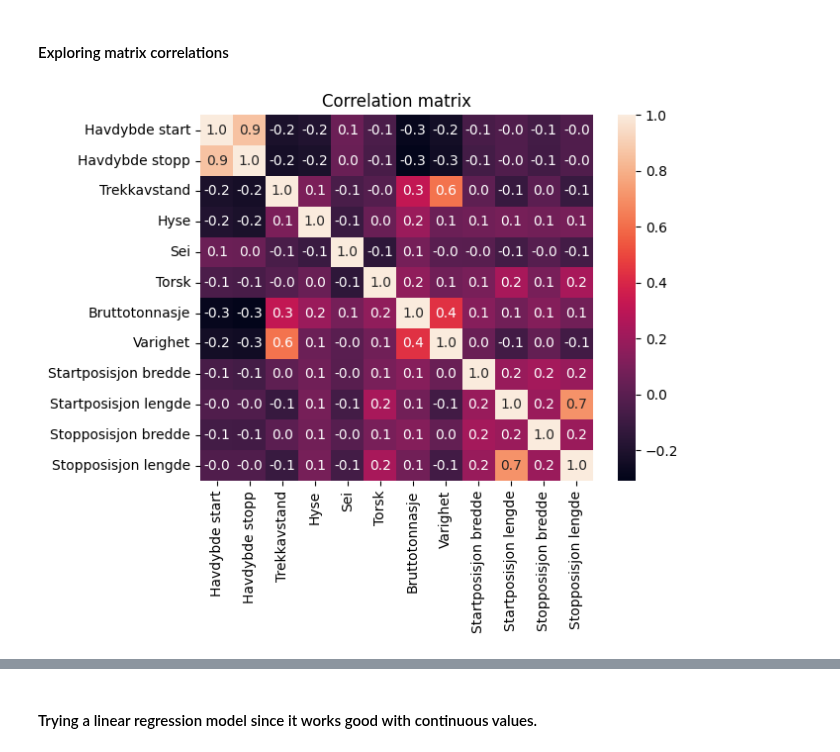
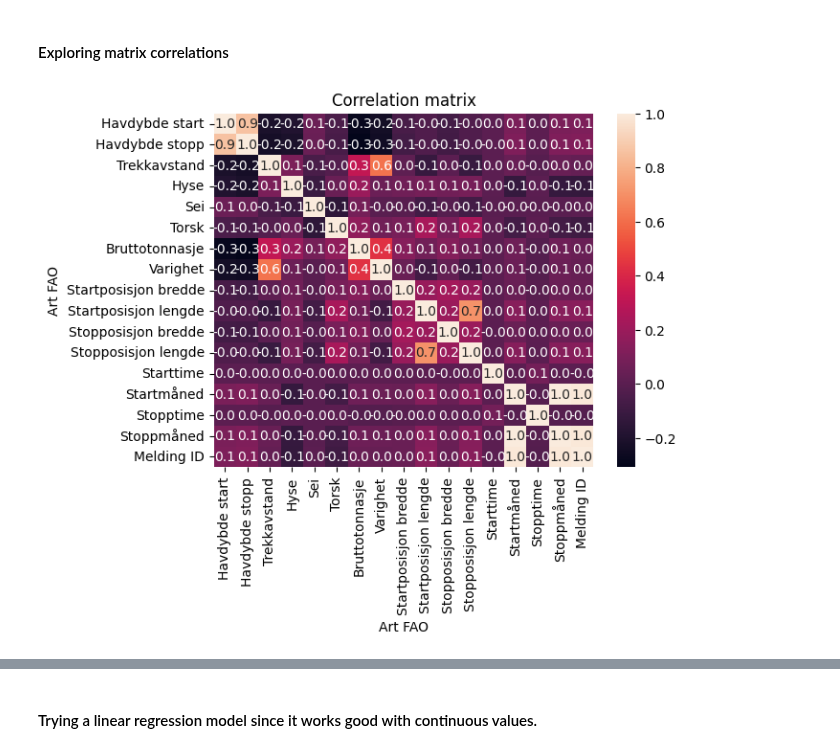
Before and after one commit to Pzorster/INFO284pzor, a Jupyter notebook: project.ipynb, the cells around one changed output, grey strips where cells are left out. Saved outputs shown, nothing was run; the diff lists cells and outputs as text; code cells hidden in the pictures.

```diff
--- a/project.ipynb
+++ b/project.ipynb
@@ -127,11 +124,11 @@ df['Stopposisjon bredde'] = df['Stopposisjon bredde'].str.replace(',', '').astyp
 df['Stopposisjon lengde'] = df['Stopposisjon lengde'].str.replace(',', '').astype(int)
 
 # Date/time could potentially be changed to month/hour?
-# df['Startmåned'] = df['Startdato'].astype(str).str[3:5]
-# df['Starttime'] = df['Startklokkeslett'].astype(str).str[3:5]
-# df['Stoppmåned'] = df['Stoppdato'].astype(str).str[3:5]
-# df['Stopptime'] = df['Stoppklokkeslett'].astype(str).str[3:5]
-# df.drop(columns=['Startdato', "Startklokkeslett", "Stoppdato", "Stoppklokkeslett"], inplace=True)
+df['Startmåned'] = df['Startdato'].astype(str).str[3:5]
+df['Starttime'] = df['Startklokkeslett'].astype(str).str[3:5]
+df['Stoppmåned'] = df['Stoppdato'].astype(str).str[3:5]
+df['Stopptime'] = df['Stoppklokkeslett'].astype(str).str[3:5]
+df.drop(columns=['Startdato', "Startklokkeslett", "Stoppdato", "Stoppklokkeslett"], inplace=True)
 
 # Many of the sea depth notations are positiv, which doesn't make sense.
 # But the amount of them in relation to number of entries means it can't be discounted as an error
@@ -144,8 +141,8 @@ df['Havdybde stopp'] = -df['Havdybde stopp'].abs()
 # Pivoting table
 
 # Pivoting table so rows that are information about the same session are put together
-df = df.pivot_table(index=['Melding ID', 'Startdato', 'Startklokkeslett', 'Startposisjon bredde', 'Startposisjon lengde', 'Havdybde start', 'Stoppdato', 'Stoppklokkeslett', 'Varighet', 'Stopposisjon bredde', 'Stopposisjon lengde', 'Havdybde stopp', 'Trekkavstand', 'Redskap FAO', 'Hovedart FAO','Bruttotonnasje', 'Hovedområde start'], columns='Art FAO', values='Rundvekt', aggfunc='sum').reset_index()
-
+# df = df.pivot_table(index=['Melding ID', 'Startdato', 'Startklokkeslett', 'Startposisjon bredde', 'Startposisjon lengde', 'Havdybde start', 'Stoppdato', 'Stoppklokkeslett', 'Varighet', 'Stopposisjon bredde', 'Stopposisjon lengde', 'Havdybde stopp', 'Trekkavstand', 'Redskap FAO', 'Hovedart FAO','Bruttotonnasje'], columns='Art FAO', values='Rundvekt', aggfunc='sum').reset_index()
+df = df.pivot_table(index=['Melding ID', 'Startmåned', 'Starttime', 'Stoppmåned', 'Stopptime', 'Startposisjon bredde', 'Startposisjon lengde', 'Havdybde start', 'Varighet', 'Stopposisjon bredde', 'Stopposisjon lengde', 'Havdybde stopp', 'Trekkavstand', 'Redskap FAO', 'Hovedart FAO','Bruttotonnasje'], columns='Art FAO', values='Rundvekt', aggfunc='sum').reset_index()
 # This creates a lot of nan values which we fill with 0
 df = df.fillna(0)
 
@@ -154,5 +151,4 @@ df = df.fillna(0)
 df['Hovedfangst'] = df[['Hyse', 'Sei', 'Torsk']].idxmax(axis=1)
 
 print(f"After pre-processing the dataset has {df.shape[1]} columns and {df.shape[0]} rows")
-df.head()
 # %% [output]
@@ -167,16 +155,0 @@ After pre-processing the dataset has 21 columns and 50696 rows
-# %%
-#counting number of rows
-# print("Number of rows: ", df.shape[0])
-#realising that i havent dropped any rows since the number of rows are still the same
-# df.dropna(inplace=True)
-# print("New number of rows: ", df.shape[0])
-#actually gonna drop all rows other than torsk, sei, hyse. Since we are only interested in these three species. The other are underrepresented and not relevant for our analysis.
-# df = df[df['Art - gruppe'].isin(['Torsk', 'Sei', 'Hyse', 'Annen flatfisk, bunnfisk og dypvannsfisk'])]
-# print("Only focusing on torsk sei hyse and Annen flatfisk, bunnfisk og dypvannsfisk: ", df.shape[0])
-# df.head()
-#so now we are working with %{df}.
-
-
-#deciding to one hot encode the Hovedområde start values to also include them in the correlation matrix
-df = pd.get_dummies(df, columns=['Hovedområde start'])
-df.head()
@@ -190,0 +161,11 @@ df.head()
+# %%
+#transforming columns to int
+df['Trekkavstand'] = df['Trekkavstand'].astype(int)
+df['Bruttotonnasje'] = df['Bruttotonnasje'].astype(int)
+df['Hyse'] = df['Hyse'].astype(int)
+df['Sei'] = df['Sei'].astype(int)
+df['Torsk'] = df['Torsk'].astype(int)
+df['Startmåned'] = df['Startmåned'].astype(int)
+df['Starttime'] = df['Starttime'].astype(int)
+df['Stoppmåned'] = df['Stoppmåned'].astype(int)
+df['Stopptime'] = df['Stopptime'].astype(int)
@@ -237,11 +205,11 @@ memory usage: 8.9+ MB
 # %%
 #trying correlation matrix
 #defining a correlation matrix version of the dataframe with only the columns with numerical values
-df_corr = df[['Havdybde start', 'Havdybde stopp', 'Trekkavstand', 'Hyse', 'Sei', 'Torsk', 'Bruttotonnasje', 'Varighet', 'Startposisjon bredde', 'Startposisjon lengde', 'Stopposisjon bredde', 'Stopposisjon lengde']]
+df_corr = df[['Havdybde start', 'Havdybde stopp', 'Trekkavstand', 'Hyse', 'Sei', 'Torsk', 'Bruttotonnasje', 'Varighet', 'Startposisjon bredde', 'Startposisjon lengde', 'Stopposisjon bredde', 'Stopposisjon lengde', 'Starttime', 'Startmåned', 'Stopptime', 'Stoppmåned', 'Melding ID']]
 
 #plotting the correlation matrix
 sns.heatmap(df_corr.corr(), annot=True, fmt=".1f" )  #.1ft for using one decimal
 plt.title('Correlation matrix')
 plt.show() #the correlation matrix does not really tell us any strong relationships between relevant features. The non-linear relationships could still be useful for the model though.
 # %% [output]
-[figure, old version]
+[figure, new version]
```
Also changed, not shown: parts of 17 cells of this notebook, 1 other file.
